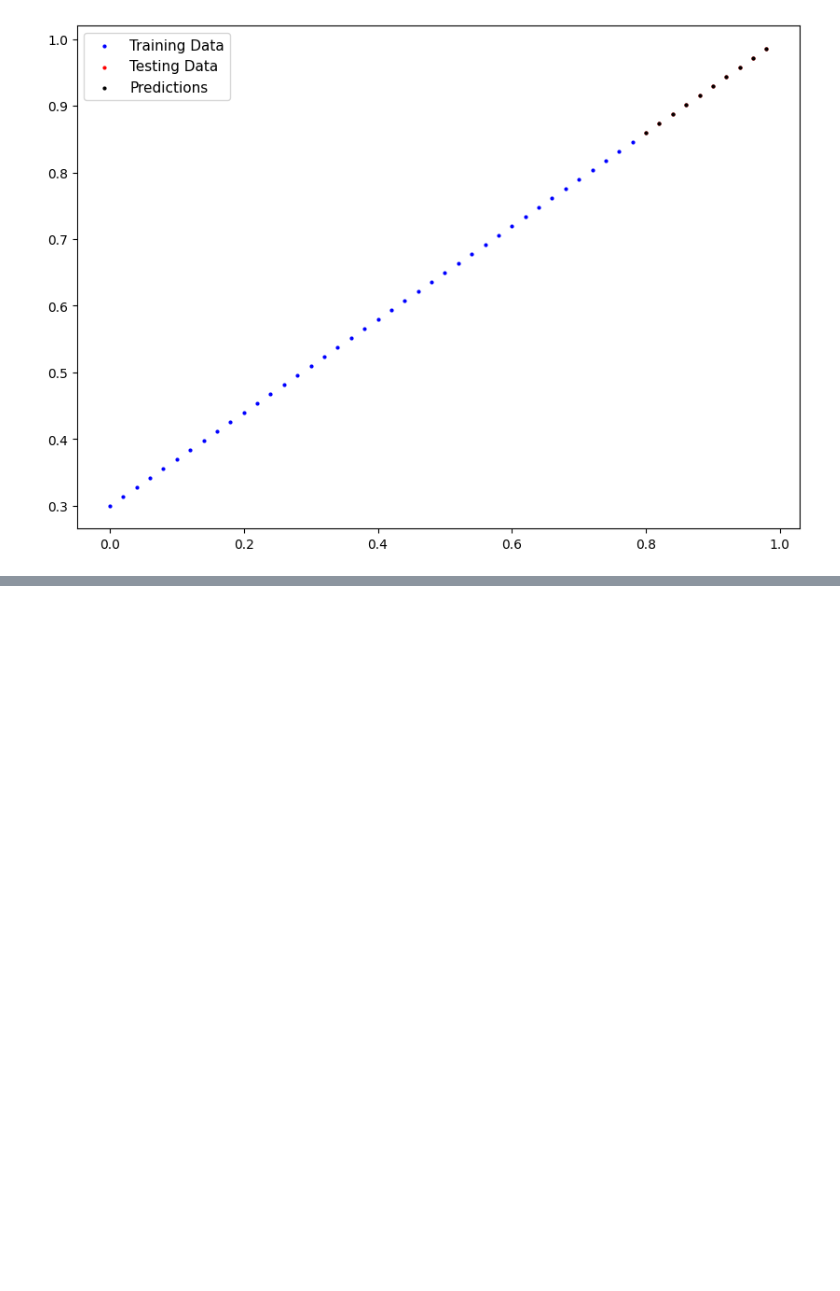
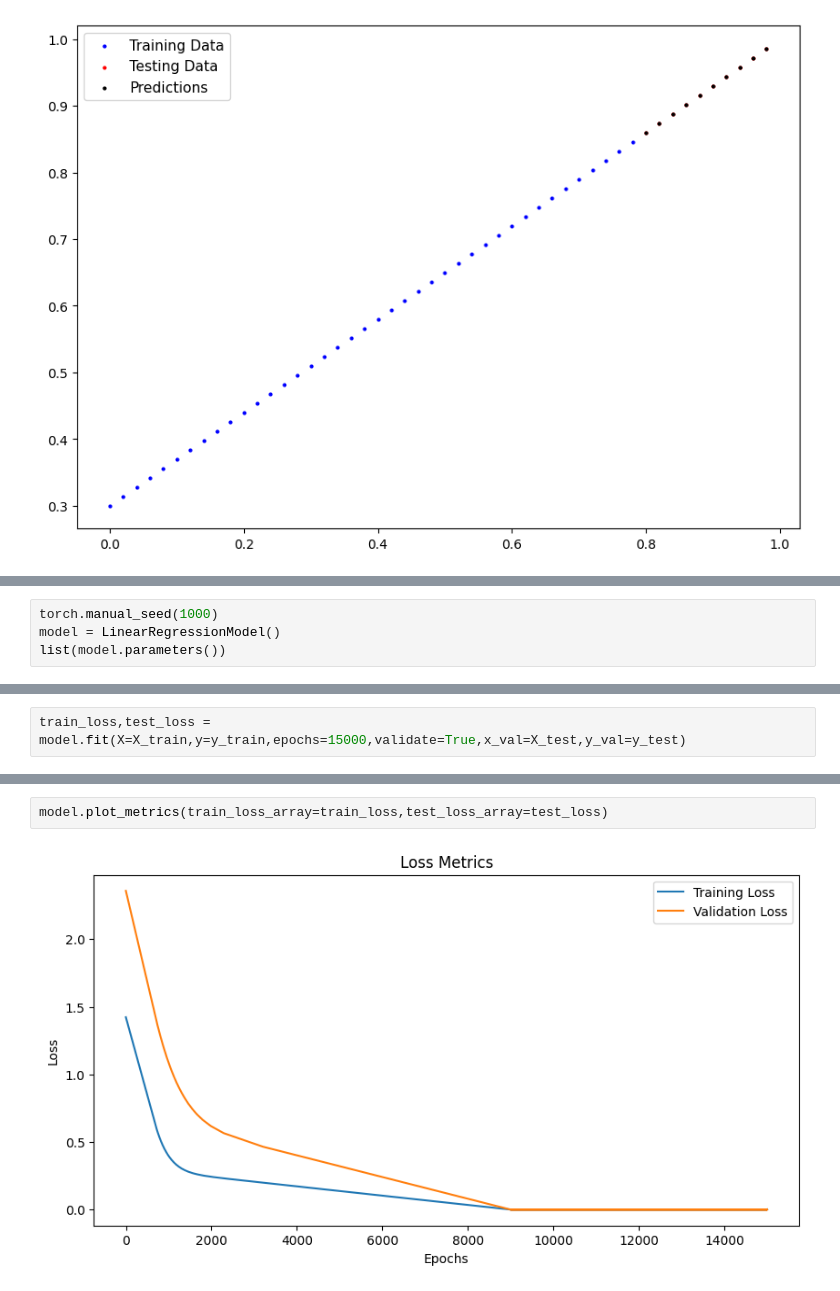
Before and after one commit to Kaus1kC0des/PyTorch-Course-Code, a Jupyter notebook: Self/01. PyTorch Workflow Self.ipynb, the cells around one changed output, grey strips where cells are left out. Drawn from its saved outputs; the diff is of its cells as text; blank space fills up the shorter version.

```diff
--- a/Self/01. PyTorch Workflow Self.ipynb
+++ b/Self/01. PyTorch Workflow Self.ipynb
@@ -405,0 +532,4 @@ class LinearRegressionModel:
+# %%
+torch.manual_seed(1000)
+model = LinearRegressionModel()
+list(model.parameters())
@@ -405,0 +541,2 @@ class LinearRegressionModel:
+# %%
+train_loss,test_loss = model.fit(X=X_train,y=y_train,epochs=15000,validate=True,x_val=X_test,y_val=y_test)
@@ -405,0 +561,4 @@ class LinearRegressionModel:
+# %%
+model.plot_metrics(train_loss_array=train_loss,test_loss_array=test_loss)
+# %% [output]
+[figure, added]
```
Also changed, not shown: parts of 3 cells of this notebook.
